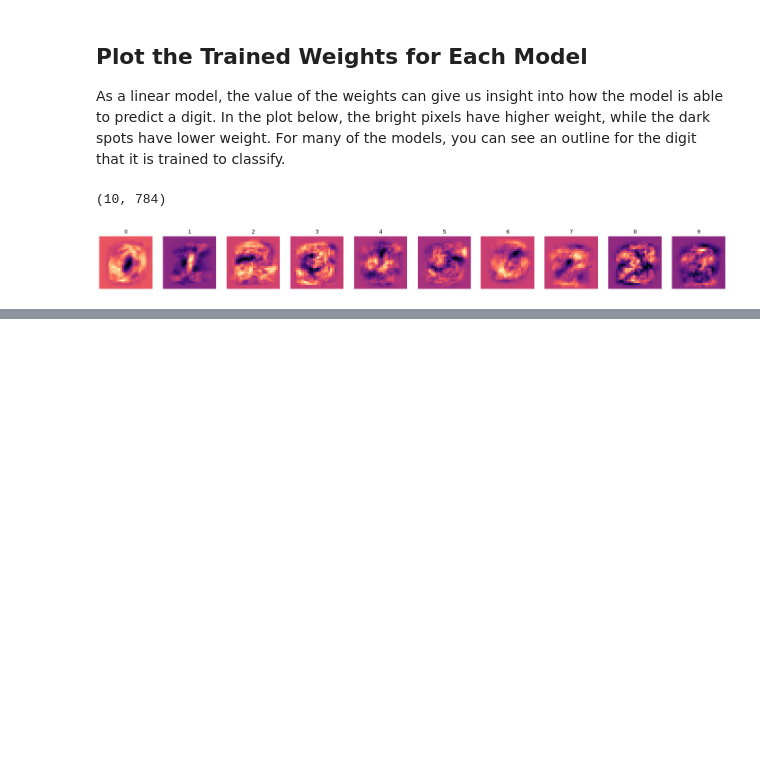
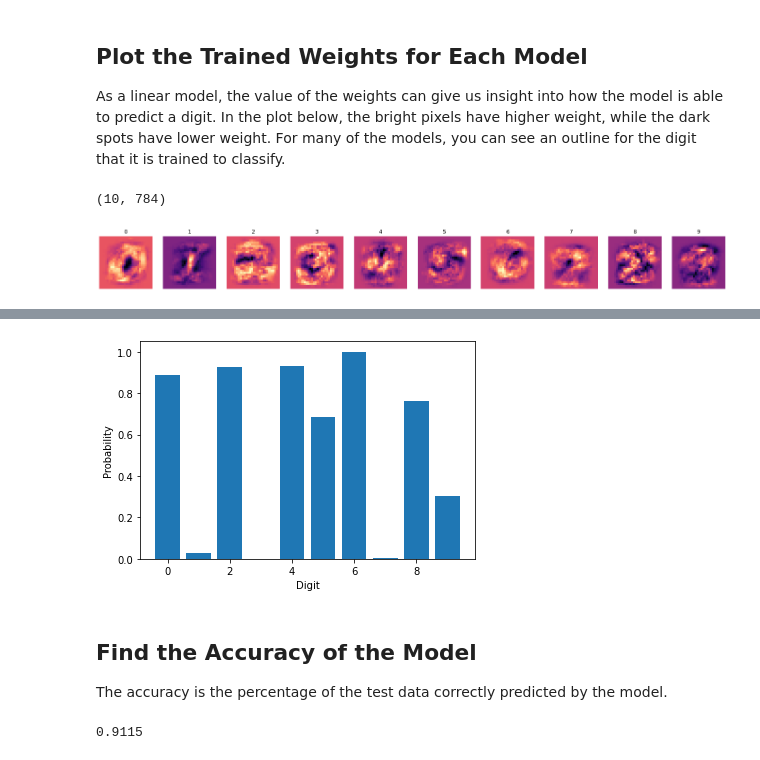
Before and after one commit to mchenggit/machine-learning-samples, a Jupyter notebook: 02_ImageClassification.ipynb, the cells around one changed output, grey strips where cells are left out. Cells and saved outputs as stored; diff of their text form; code cells hidden in the pictures; blank space fills up the shorter version.

```diff
--- a/02_ImageClassification.ipynb
+++ b/02_ImageClassification.ipynb
@@ -144,0 +153,28 @@ plt.show()
+# %%
+# Get one of the test images
+test_image_index = 8
+test_image = (X_test_scaled[test_image_index:test_image_index+1].to_numpy())[0]
+
+# Calculate y = w0 +  w1*X1 + ... + wn*Xn for all 10 models
+y = [ lr.intercept_[idx] + numpy.dot(lr.coef_[idx], test_image) for idx in range(10) ]
+
+# Calcuate the activation function for all 10 models
+exponentials = [numpy.exp(y[idx]) for idx in range(10)]
+activation = exponentials / (numpy.add(exponentials,  1)) # sigmoid function = exp(y)/(exp(y)+1)
+
+#plot
+plt.bar( numpy.arange(0,10), activation);
+plt.ylabel("Probability");
+plt.xlabel("Digit");
+plt.show()
+# %% [output]
+[figure, added]
+# %% [markdown]
+## Find the Accuracy of the Model
+
+The accuracy is the percentage of the test data correctly predicted by the model.
+# %%
+accuracy = lr.score(X_test_scaled, y_test)
+print(accuracy)
+# %% [output]
+0.9115
```
Also changed, not shown: parts of 10 cells of this notebook.
